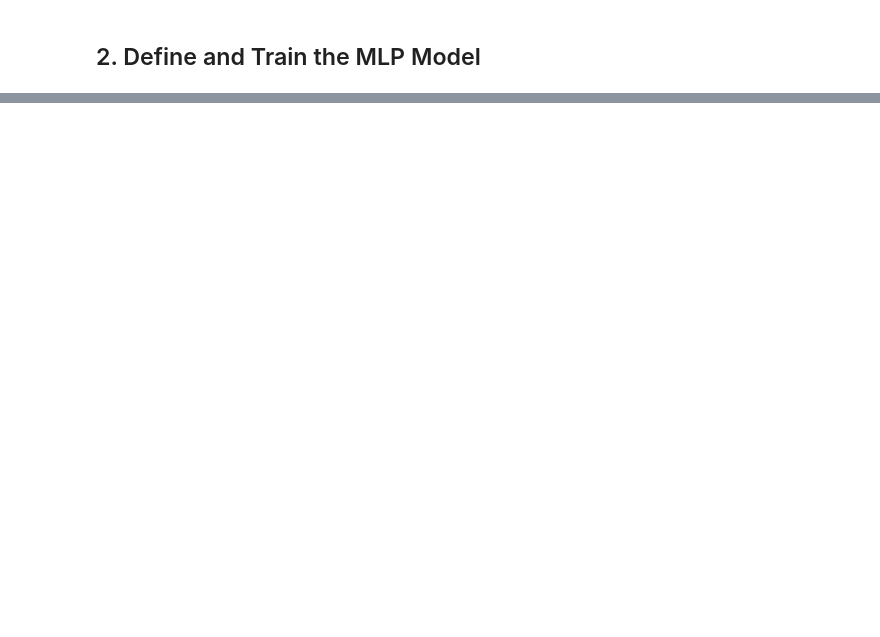
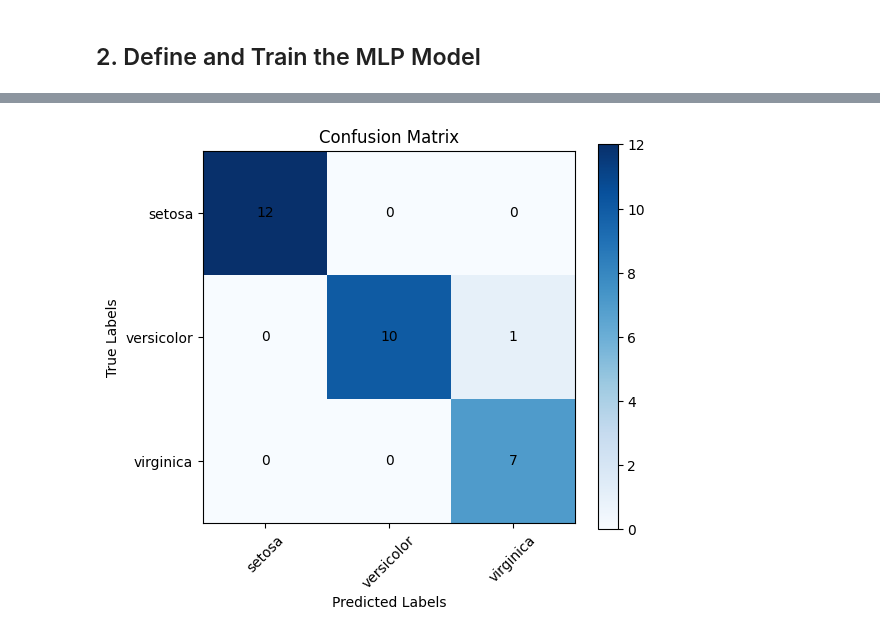
Before and after one commit to nishchaybhutoria/CS203-Lab06, a Jupyter notebook: task1.ipynb, the cells around one changed output, grey strips where cells are left out. Saved outputs shown, nothing was run; the diff lists cells and outputs as text; code cells hidden in the pictures; blank space fills up the shorter version.

```diff
--- a/task1.ipynb
+++ b/task1.ipynb
@@ -82,6 +127,8 @@ tensor([[1., 0., 0.],
         [0., 0., 1.],
         [0., 0., 1.]], device='cuda:0', dtype=torch.float64)
 # %%
-X_train, X_test, y_train, y_test = train_test_split(X, y, test_size=0.2, random_state=42)
-display(X_train.shape, y_train.shape, X_test.shape, y_test.shape)
+X_train, X_temp, y_train, y_temp = train_test_split(X, y, test_size=0.3, random_state=42)
+X_val, X_test, y_val, y_test = train_test_split(X_temp, y_temp, test_size=2/3, random_state=42)
+
+display(X_train.shape, X_val.shape, X_test.shape, y_train.shape, y_val.shape, y_test.shape)
 # %% [output]
@@ -91,0 +141,6 @@ torch.Size([30, 3])
+# %%
+train_dataset = TensorDataset(X_train, y_train)
+train_dataloader = DataLoader(train_dataset, batch_size=batch_size, shuffle=True)
+
+train_features_batch, train_labels_batch = next(iter(train_dataloader))
+train_features_batch.shape, train_labels_batch.shape
@@ -109,0 +252,75 @@ Sequential(
+# %%
+X_test, y_test = X_test.to(device), y_test.to(device)
+
+model.eval()
+with torch.inference_mode():
+    y_test_pred = model(X_test.float())
+    test_loss = loss_fn(y_test_pred, y_test).item()
+    test_acc = (y_test_pred.argmax(1) == y_test.argmax(1)).sum().item() / len(y_test)
+
+y_true = torch.argmax(y_test, dim=1).cpu().numpy()
+y_pred = y_test_pred.argmax(1).cpu().numpy()
+
+display(y_true, y_pred)
+
+accuracy = accuracy_score(y_true, y_pred)
+precision, recall, f1_score, _ = precision_recall_fscore_support(y_true, y_pred, average="weighted")
+
+print({
+    "test_accuracy": accuracy,
+    "precision": precision,
+    "recall": recall,
+    "f1_score": f1_score
+})
+
+wandb.log({
+    "test_accuracy": accuracy,
+    "precision": precision,
+    "recall": recall,
+    "f1_score": f1_score
+}, commit=True)
+
+conf_matrix = confusion_matrix(y_true, y_pred)
+
+class_labels = iris.target_names
+tick_marks = np.arange(len(class_labels))
+fig, ax = plt.subplots(figsize=(6,5))
+im = ax.imshow(conf_matrix, cmap="Blues", interpolation="nearest")
+
+plt.colorbar(im)
+
+ax.set_xticks(np.arange(len(class_labels)))
+ax.set_yticks(np.arange(len(class_labels)))
+ax.set_xticklabels(class_labels, rotation=45)
+ax.set_yticklabels(class_labels)
+ax.set_xlabel("Predicted Labels")
+ax.set_ylabel("True Labels")
+ax.set_title("Confusion Matrix")
+
+for i in range(conf_matrix.shape[0]):
+    for j in range(conf_matrix.shape[1]):
+        ax.text(j, i, str(conf_matrix[i, j]), ha="center", va="center", color="black")
+
+wandb.log({
+    "Confusion Matrix": wandb.Image(fig)
+}, commit=True)
+
+plt.show()
+plt.close(fig)
+
+fig, ax = plt.subplots(figsize=(8,5))
+ax.plot(range(1, epochs+1), train_losses, label="Training Loss")
+ax.plot(range(1, epochs+1), val_losses, label="Validation Loss")
+ax.set_xlabel("Epochs")
+ax.set_ylabel("Loss")
+ax.set_title("Training & Validation Loss Curve")
+ax.legend()
+
+wandb.log({
+    "Loss Curve":
+    wandb.Image(fig)
+}, commit=True)
+
+plt.close(fig)
+wandb.finish()
+# %% [output]
@@ -109,0 +332 @@ Sequential(
+[figure, added]
```
Also changed, not shown: parts of 11 cells of this notebook, 17 other files.
